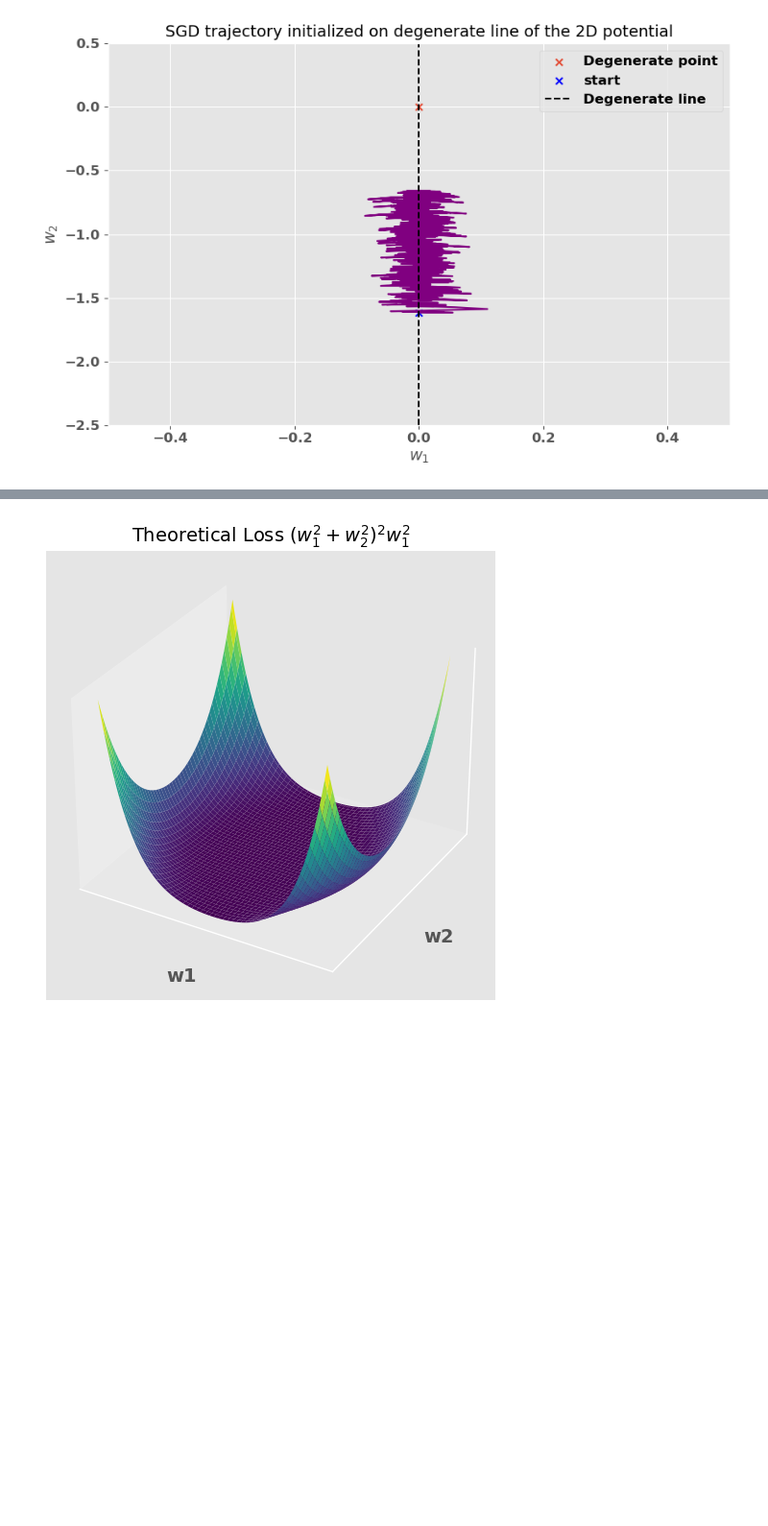
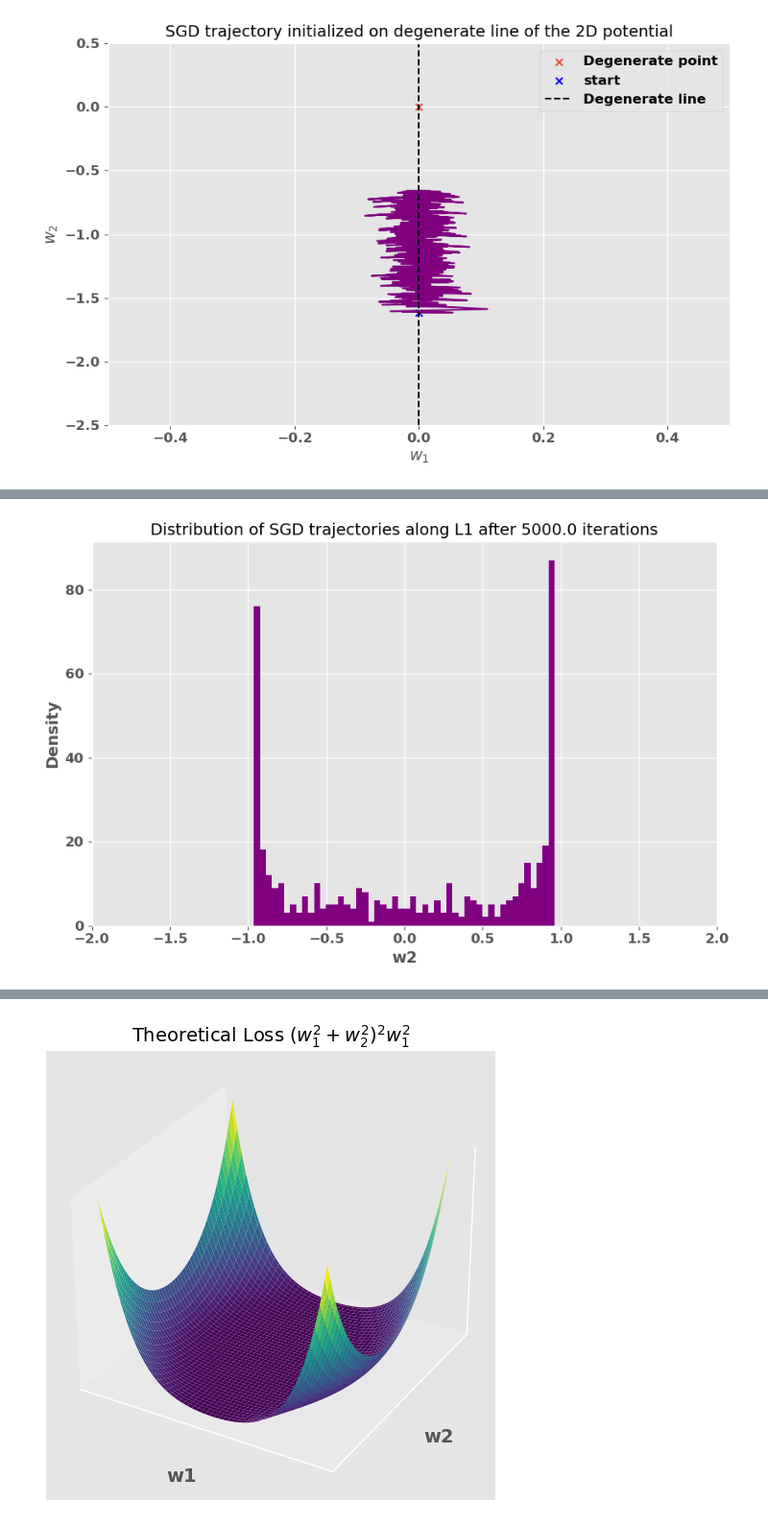
Before and after one commit to gcorlouer/SLTforSGD, a Jupyter notebook: notebooks/sgd_escapes.ipynb, the cells around one changed output, grey strips where cells are left out. Shown at 96% size. Saved outputs shown, nothing was run; the diff lists cells and outputs as text; code cells hidden in the pictures; blank space fills up the shorter version.

```diff
--- a/notebooks/sgd_escapes.ipynb
+++ b/notebooks/sgd_escapes.ipynb
@@ -211,0 +161,18 @@ plt.show()
+# %%
+# Initialise
+nSGD = 10**3
+nsamples = 10**5
+shuffle = True
+batch_size= 20
+lr = 0.01
+seed_init = 1
+seed_data = 1
+wxm = 0
+wym = 4
+d=1
+wx_init = torch.tensor(0.0)
+wy_init = torch.tensor(-10.0)
+model = PolyModel2D(seed=seed_init, wxm=wxm, wym=wym, wx_init=wx_init, wy_init = wy_init, d=d)
+sgd_runner = SGDPolyRunner(nSGD=nSGD, nsamples=nsamples, seed=seed_data, shuffle=shuffle,
+                           batch_size=batch_size, auto=True)
+df = sgd_runner.generate_trajectories2d(model)
@@ -211,0 +205,16 @@ plt.show()
+# %%
+%matplotlib inline
+# Histogram of SGD trajectories over the degenerate line
+wyf = [0]*nSGD
+for i in range(nSGD):
+    wyf[i] = df["trajectory2"][i][-1]
+
+niterations = nsamples/batch_size
+plt.hist(wyf, bins=50, color='purple')
+plt.xlabel("w2")
+plt.ylabel("Density")
+plt.xlim((-2, 2))
+plt.title(f"Distribution of SGD trajectories along L1 after {niterations} iterations")
+plt.show()
+# %% [output]
+[figure, added]
```
Also changed, not shown: parts of 10 cells of this notebook, 2 other files.
